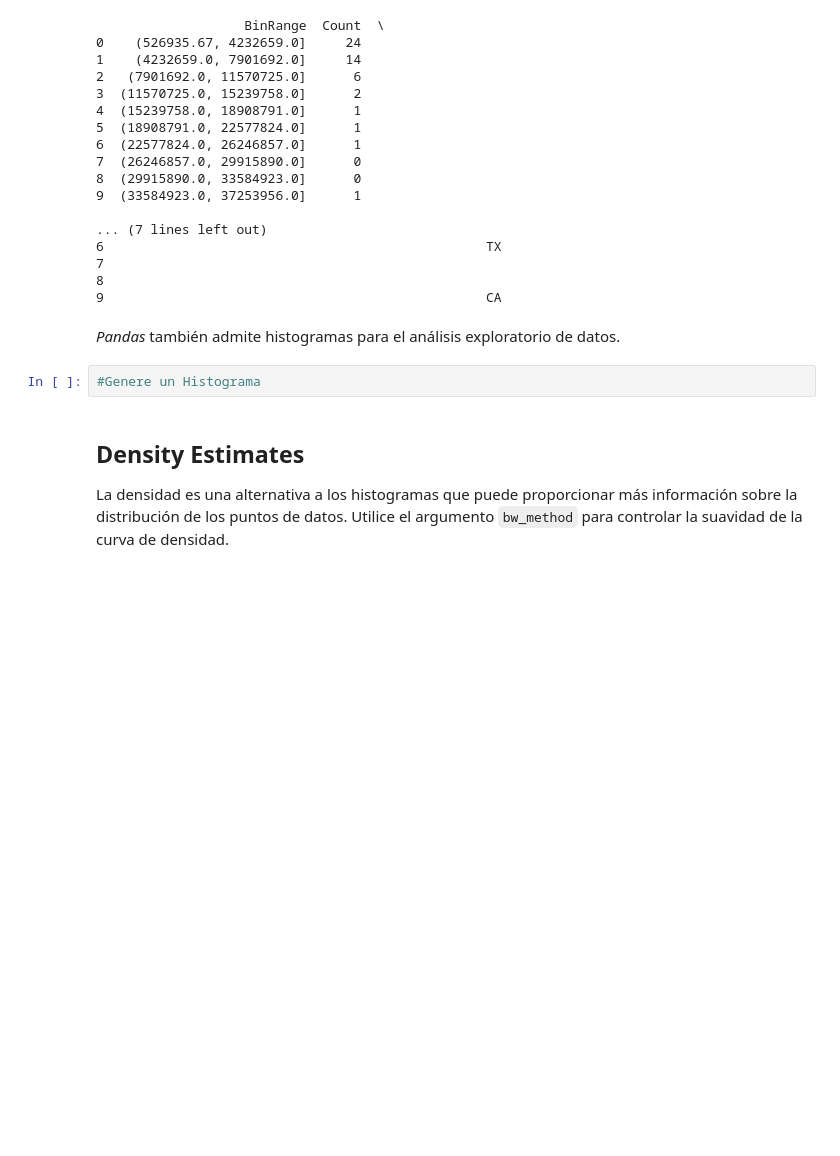
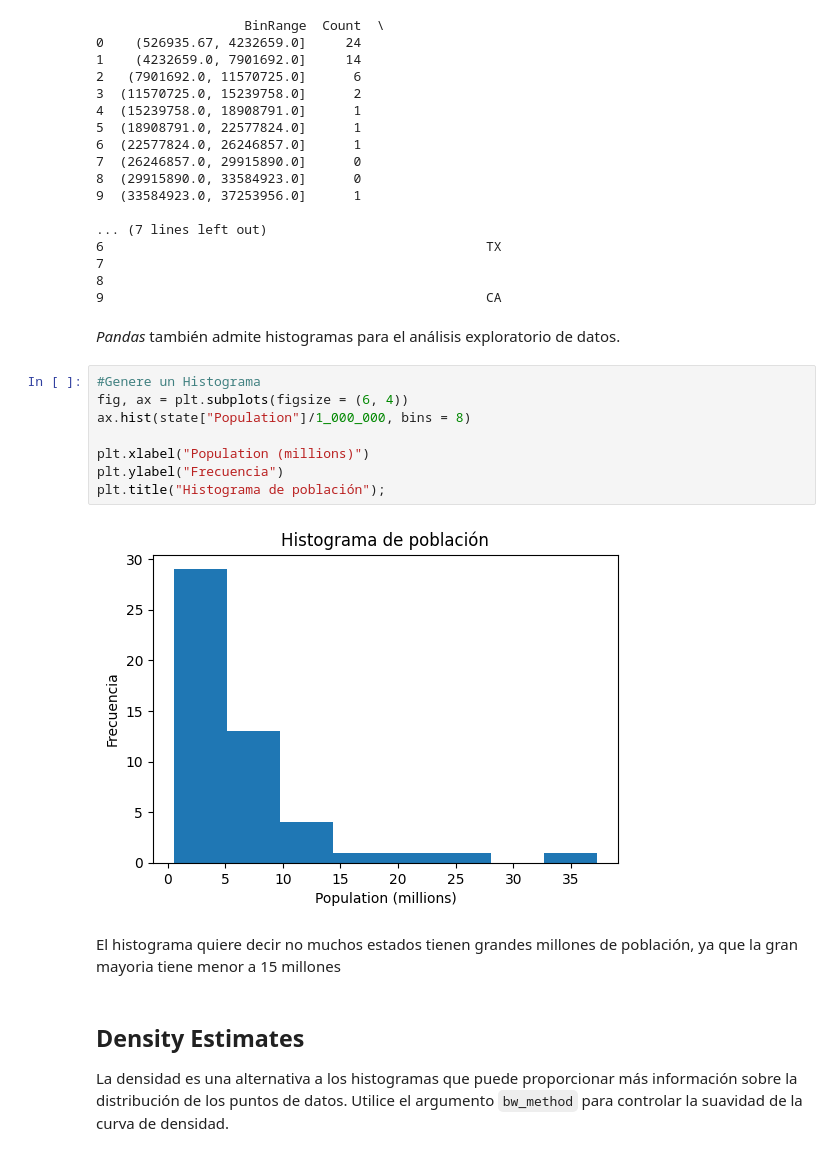
Before and after one commit to Ekronec/Machine-Learning, a Jupyter notebook: Experiencia 1/1.4 Estadistica Descriptiva/1.4.6 Para_Resolver_Exploratory_Data_Analysis.ipynb, the cells around one changed output. Saved outputs shown, nothing was run; the diff lists cells and outputs as text; blank space fills up the shorter version.

Commit message:
Se hicieron histogramas de poblacion

```diff
--- a/Experiencia 1/1.4 Estadistica Descriptiva/1.4.6 Para_Resolver_Exploratory_Data_Analysis.ipynb
+++ b/Experiencia 1/1.4 Estadistica Descriptiva/1.4.6 Para_Resolver_Exploratory_Data_Analysis.ipynb
@@ -200,8 +201,18 @@ print(pd.DataFrame(groups))
 9                                                 CA
 # %% [markdown]
 _Pandas_ también admite histogramas para el análisis exploratorio de datos.
-# %%
-#Genere un Histograma
+# %%
+#Genere un Histograma
+fig, ax = plt.subplots(figsize = (6, 4))
+ax.hist(state["Population"]/1_000_000, bins = 8)
+
+plt.xlabel("Population (millions)")
+plt.ylabel("Frecuencia")
+plt.title("Histograma de población");
+# %% [output]
+[figure, added]
+# %% [markdown]
+El histograma quiere decir no muchos estados tienen grandes millones de población, ya que la gran mayoria tiene menor a 15 millones
 # %% [markdown]
 ## Density Estimates
 La densidad es una alternativa a los histogramas que puede proporcionar más información sobre la distribución de los puntos de datos. Utilice el argumento `bw_method` para controlar la suavidad de la curva de densidad.
```
Also changed, not shown: parts of 2 cells of this notebook.
